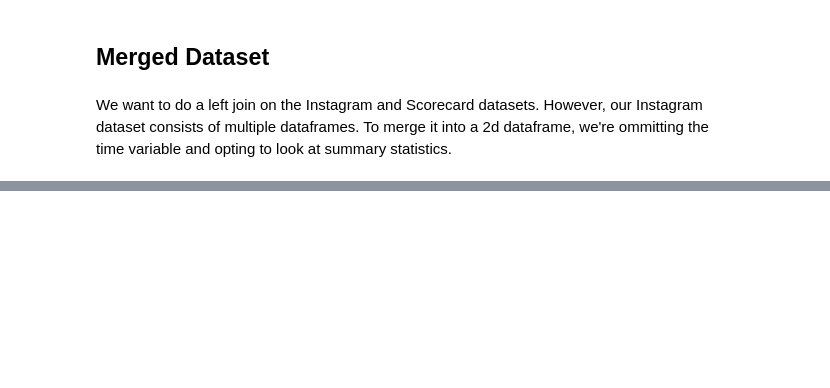
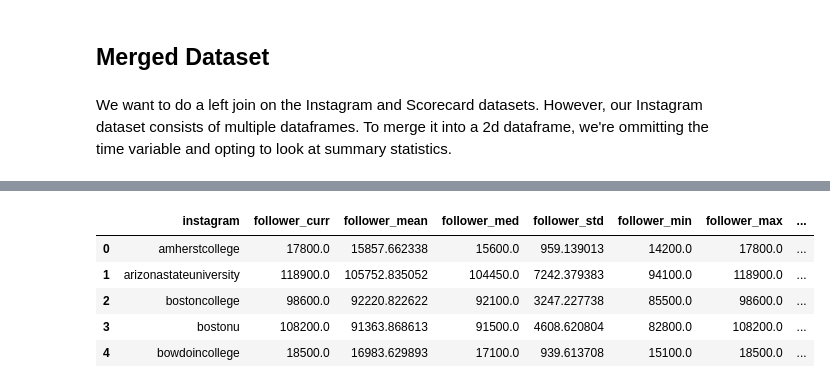
Before and after one commit to benjamin-shen/instagram-collegeuniversity-data, a Jupyter notebook: p2/phase2-data.ipynb, the cells around one changed output, grey strips where cells are left out. Cells and saved outputs as stored; diff of their text form; code cells hidden in the pictures; blank space fills up the shorter version.

```diff
--- a/p2/phase2-data.ipynb
+++ b/p2/phase2-data.ipynb
@@ -288,0 +271,94 @@ instagram_summary.head()
+# %%
+college_names = []
+follower_curr = []
+follower_mean = []
+follower_med = []
+follower_std = []
+follower_min = []
+follower_max = []
+following_curr = []
+following_mean = []
+following_med = []
+following_std = []
+following_min = []
+following_max = []
+posts_curr = []
+posts_mean = []
+posts_med = []
+posts_std = []
+posts_min = []
+posts_max = []
+
+for (name, df) in instagram_df.items():
+    followers = df.followers
+    _follower_curr = followers.iloc[-1]
+    _follower_mean = followers.mean()
+    _follower_med = followers.median()
+    _follower_std = followers.std()
+    _follower_min = followers.min()
+    _follower_max = followers.max()
+
+    following = df.following
+    _following_curr = following.iloc[-1]
+    _following_mean = following.mean()
+    _following_med = following.median()
+    _following_std = following.std()
+    _following_min = following.min()
+    _following_max = following.max()
+
+    posts = df.posts
+    _posts_curr = posts.iloc[-1]
+    _posts_mean = posts.mean()
+    _posts_med = posts.median()
+    _posts_std = posts.std()
+    _posts_min = posts.min()
+    _posts_max = posts.max()
+
+    college_names.append(name)
+    follower_curr.append(_follower_curr)
+    follower_mean.append(_follower_mean)
+    follower_med.append(_follower_med)
+    follower_std.append(_follower_std)
+    follower_min.append(_follower_min)
+    follower_max.append(_follower_max)
+    following_curr.append(_following_curr)
+    following_mean.append(_following_mean)
+    following_med.append(_following_med)
+    following_std.append(_following_std)
+    following_min.append(_following_min)
+    following_max.append(_following_max)
+    posts_curr.append(_posts_curr)
+    posts_mean.append(_posts_mean)
+    posts_med.append(_posts_med)
+    posts_std.append(_posts_std)
+    posts_min.append(_posts_min)
+    posts_max.append(_posts_max)
+
+instagram_summary = pd.DataFrame(data={"instagram": college_names,
+                                       "follower_curr": follower_curr,
+                                       "follower_mean": follower_mean,
+                                       "follower_med": follower_med,
+                                       "follower_std": follower_std,
+                                       "follower_min": follower_min,
+                                       "follower_max": follower_max,
+                                       "following_curr": following_curr,
+                                       "following_mean": following_mean,
+                                       "following_med": following_med,
+                                       "following_std": following_std,
+                                       "following_min": following_min,
+                                       "following_max": following_max,
+                                       "posts_curr": posts_curr,
+                                       "posts_mean": posts_mean,
+                                       "posts_med": posts_med,
+                                       "posts_std": posts_std,
+                                       "posts_min": posts_min,
+                                       "posts_max": posts_max,
+                                      })
+instagram_summary.head()
+# %% [output]
+|  | instagram | follower_curr | follower_mean | follower_med | follower_std | follower_min | follower_max | ... |
+| 0 | amherstcollege | 17800.0 | 15857.662338 | 15600.0 | 959.139013 | 14200.0 | 17800.0 | ... |
+| 1 | arizonastateuniversity | 118900.0 | 105752.835052 | 104450.0 | 7242.379383 | 94100.0 | 118900.0 | ... |
+| 2 | bostoncollege | 98600.0 | 92220.822622 | 92100.0 | 3247.227738 | 85500.0 | 98600.0 | ... |
+| 3 | bostonu | 108200.0 | 91363.868613 | 91500.0 | 4608.620804 | 82800.0 | 108200.0 | ... |
+| 4 | bowdoincollege | 18500.0 | 16983.629893 | 17100.0 | 939.613708 | 15100.0 | 18500.0 | ... |
```
Also changed, not shown: parts of 15 cells of this notebook, 2 other files.
